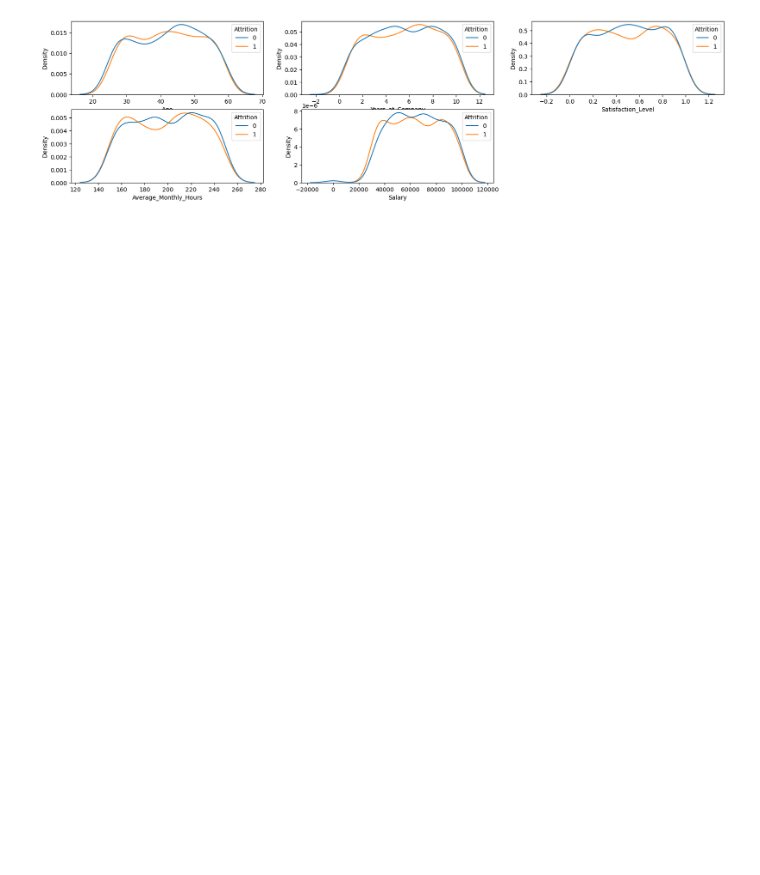
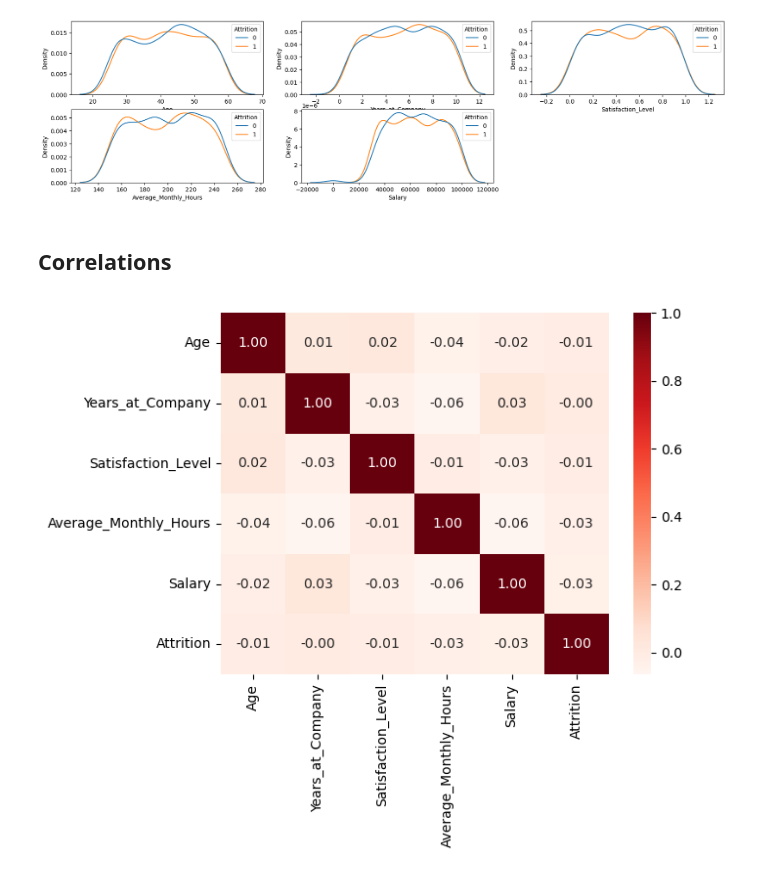
Before and after one commit to elissamim/attrition, a Jupyter notebook: notebooks/attrition_classification.ipynb, the cells around one changed output. Cells and saved outputs as stored; diff of their text form; code cells hidden in the pictures; blank space fills up the shorter version.

```diff
--- a/notebooks/attrition_classification.ipynb
+++ b/notebooks/attrition_classification.ipynb
@@ -305,3 +309,12 @@ for i, col in enumerate(numerical_columns):
                  hue="Attrition")
 # %% [output]
 [figure]
+# %% [markdown]
+## Correlations
+# %%
+_ = sns.heatmap(df_attrition[numerical_columns + target_column].corr(),
+               annot=True,
+               cmap="Reds",
+               fmt=".2f")
+# %% [output]
+[figure, added]
```
Also changed, not shown: parts of 1 cell of this notebook.
